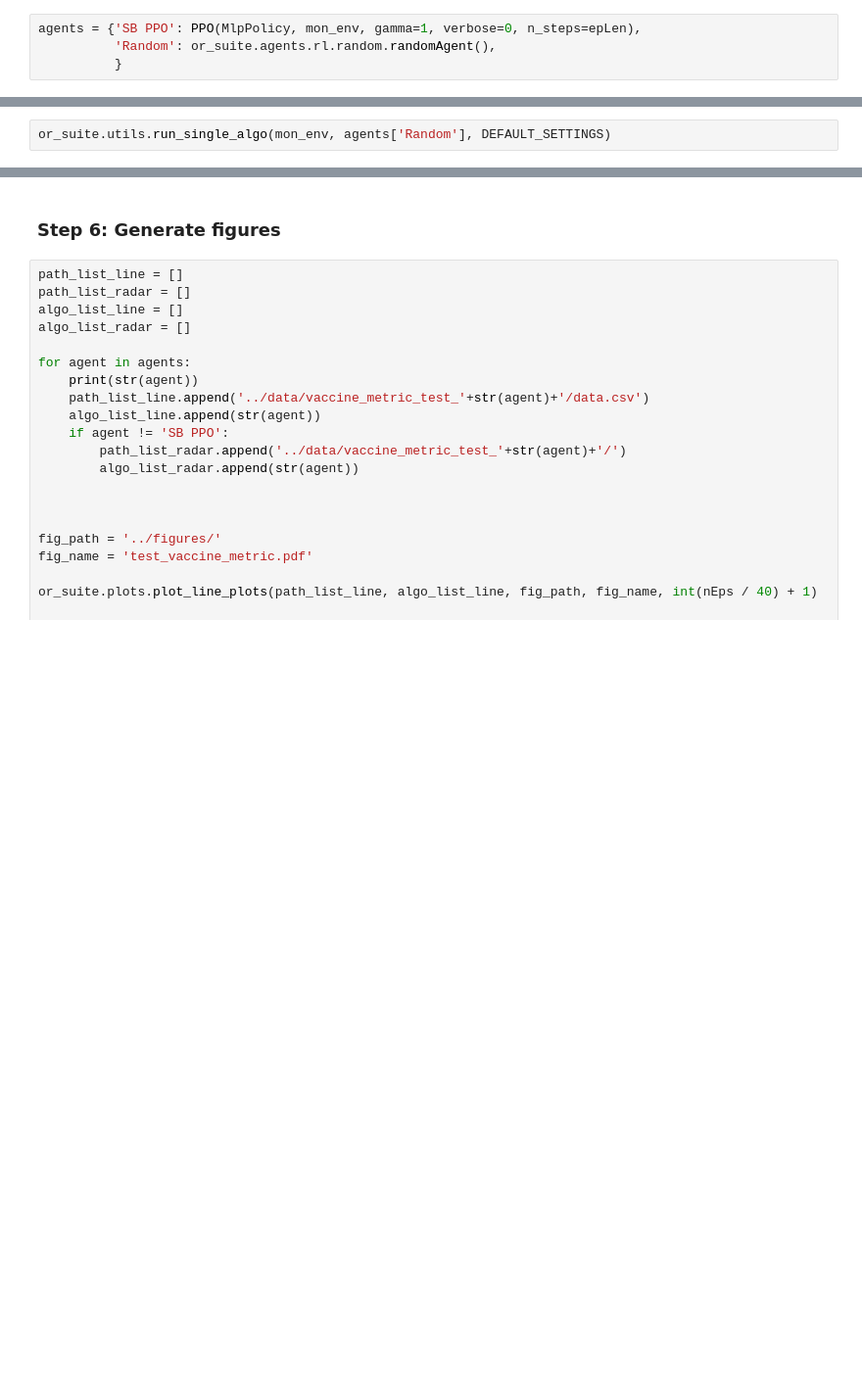
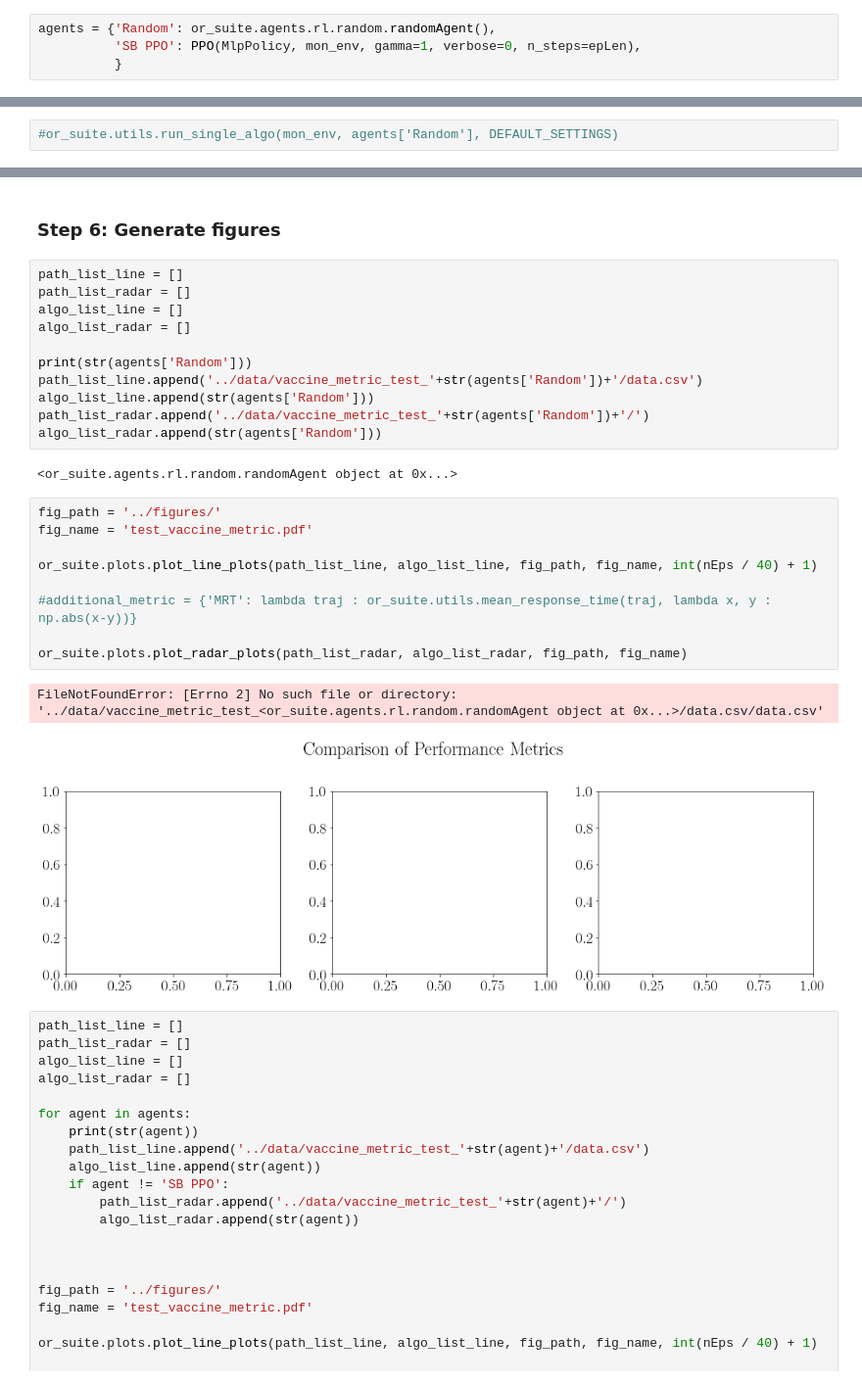
Before and after one commit to seanrsinclair/ORSuite, a Jupyter notebook: vacc_code_demo.ipynb, the cells around one changed output, grey strips where cells are left out. Shown at 98% size. Drawn from its saved outputs; the diff is of its cells as text; blank space fills up the shorter version.

```diff
--- a/vacc_code_demo.ipynb
+++ b/vacc_code_demo.ipynb
@@ -110,8 +110,8 @@ mon_env = Monitor(vaccine_env)
 
 We have several heuristics implemented for each of the environments defined, in addition to a `random` policy, and some `RL discretization based` algorithms.  Here we pick a couple of the heuristics, and a PPO algorithm implemented from `stable baselines` just to test.
 # %%
-agents = {'SB PPO': PPO(MlpPolicy, mon_env, gamma=1, verbose=0, n_steps=epLen),
-          'Random': or_suite.agents.rl.random.randomAgent(),
+agents = {'Random': or_suite.agents.rl.random.randomAgent(),
+          'SB PPO': PPO(MlpPolicy, mon_env, gamma=1, verbose=0, n_steps=epLen),
           }
 # %% [output]
 We recommend using a `batch_size` that is a multiple of `n_steps * n_envs`.
@@ -120,4 +120,4 @@ Info: (n_steps=4 and n_envs=1)
 # %% [markdown]
 ### Step 5: Run simulations
 # %%
-or_suite.utils.run_single_algo(mon_env, agents['Random'], DEFAULT_SETTINGS)
+#or_suite.utils.run_single_algo(mon_env, agents['Random'], DEFAULT_SETTINGS)
@@ -141,5 +152,30 @@ Running experiment
 # %% [markdown]
 ### Step 6: Generate figures
+# %%
+path_list_line = []
+path_list_radar = []
+algo_list_line = []
+algo_list_radar = []
+
+print(str(agents['Random']))
+path_list_line.append('../data/vaccine_metric_test_'+str(agents['Random'])+'/data.csv')
+algo_list_line.append(str(agents['Random']))
+path_list_radar.append('../data/vaccine_metric_test_'+str(agents['Random'])+'/')
+algo_list_radar.append(str(agents['Random']))
+# %% [output]
+<or_suite.agents.rl.random.randomAgent object at 0x...>
+# %%
+fig_path = '../figures/'
+fig_name = 'test_vaccine_metric.pdf'
+
+or_suite.plots.plot_line_plots(path_list_line, algo_list_line, fig_path, fig_name, int(nEps / 40) + 1)
+
+#additional_metric = {'MRT': lambda traj : or_suite.utils.mean_response_time(traj, lambda x, y : np.abs(x-y))}
+
+or_suite.plots.plot_radar_plots(path_list_radar, algo_list_radar, fig_path, fig_name)
+# %% [output]
+FileNotFoundError: [Errno 2] No such file or directory: '../data/vaccine_metric_test_<or_suite.agents.rl.random.randomAgent object at 0x...>/data.csv/data.csv'
+[figure, added]
 # %%
 path_list_line = []
 path_list_radar = []
```
Also changed, not shown: parts of 6 cells of this notebook.
